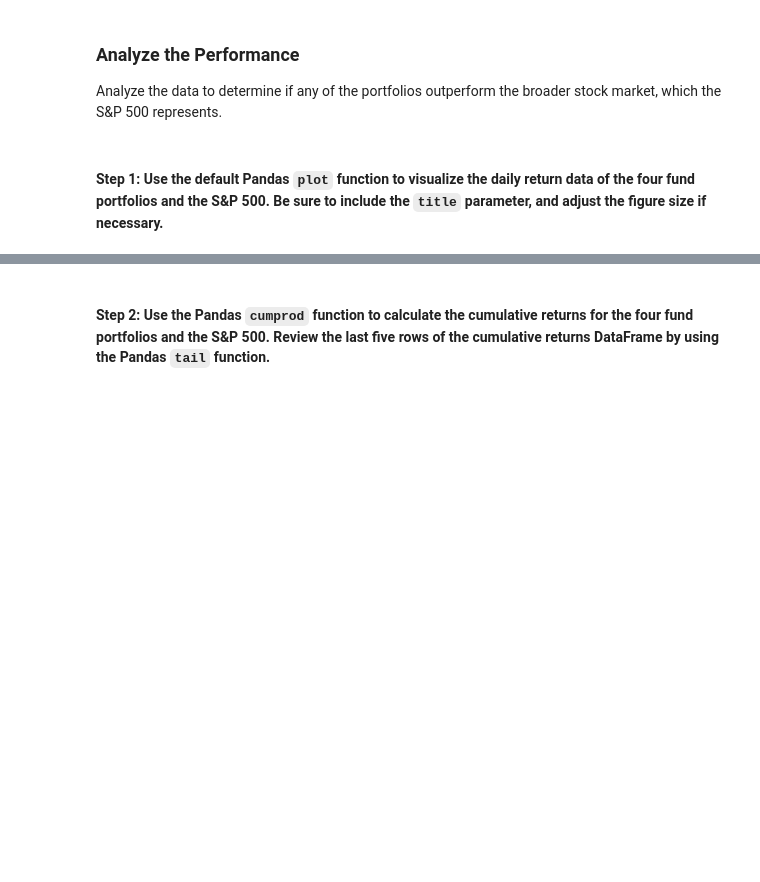
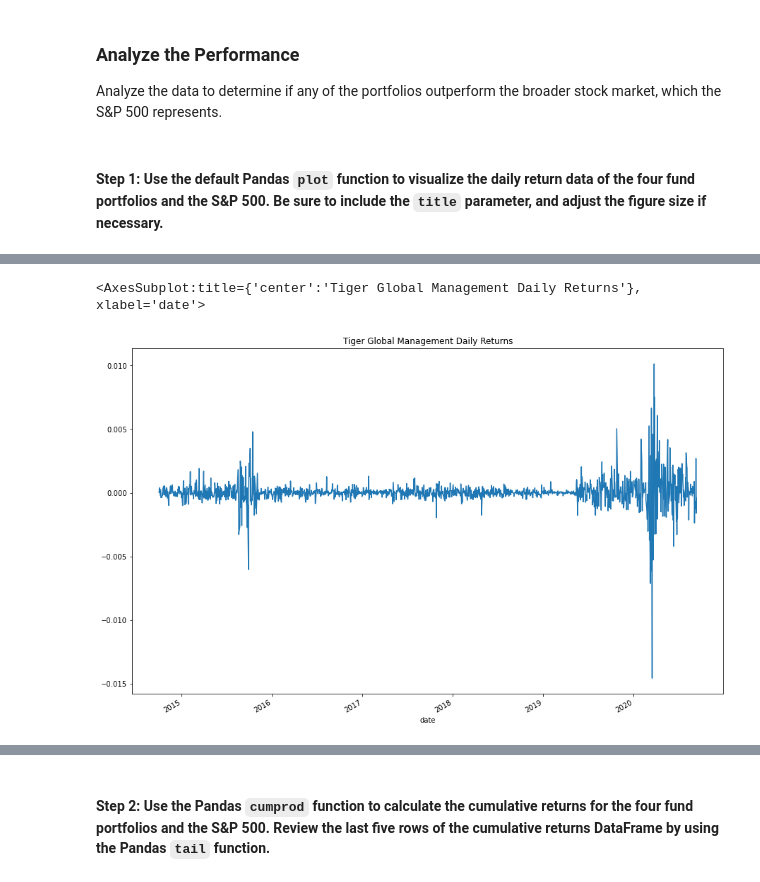
Before and after one commit to mrlandero/Risk_Return_Analysis, a Jupyter notebook: Risk_Return_Analysis/risk_return_analysis.ipynb, the cells around one changed output, grey strips where cells are left out. Drawn from its saved outputs; the diff is of its cells as text; code cells hidden in the pictures; blank space fills up the shorter version.

```diff
--- a/Risk_Return_Analysis/risk_return_analysis.ipynb
+++ b/Risk_Return_Analysis/risk_return_analysis.ipynb
@@ -165,0 +175,9 @@ daily_returns_df.plot(
+# %%
+# Daily Returns plot for Tiger Global Management
+daily_returns_df.iloc[:, 2].plot(
+    figsize=(15,10),
+    title="Tiger Global Management Daily Returns"
+)
+# %% [output]
+<AxesSubplot:title={'center':'Tiger Global Management Daily Returns'}, xlabel='date'>
+[figure, added]
```
Also changed, not shown: parts of 5 cells of this notebook.
